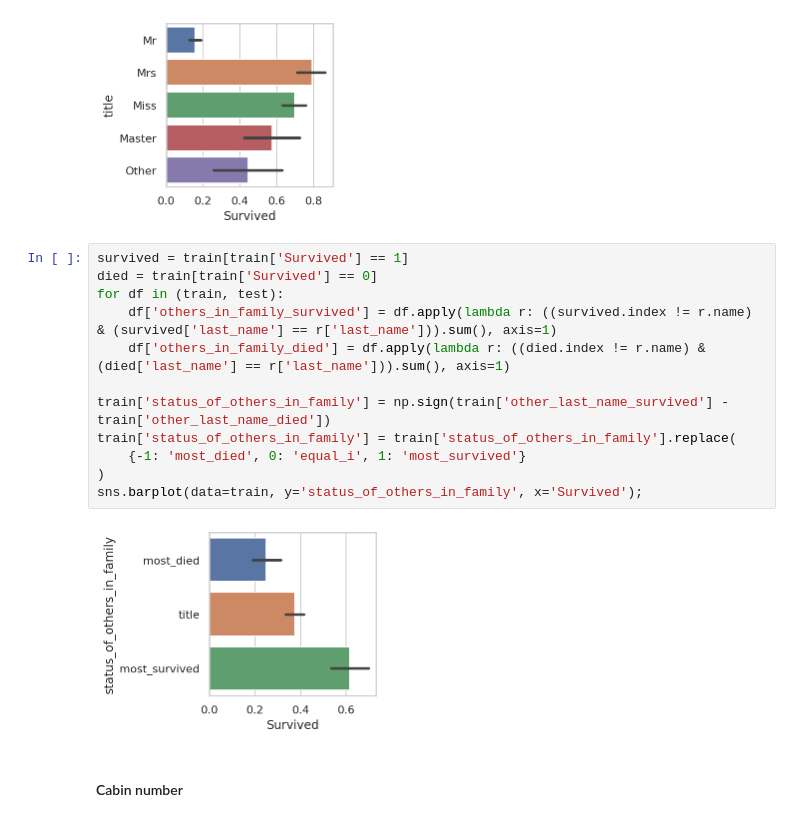
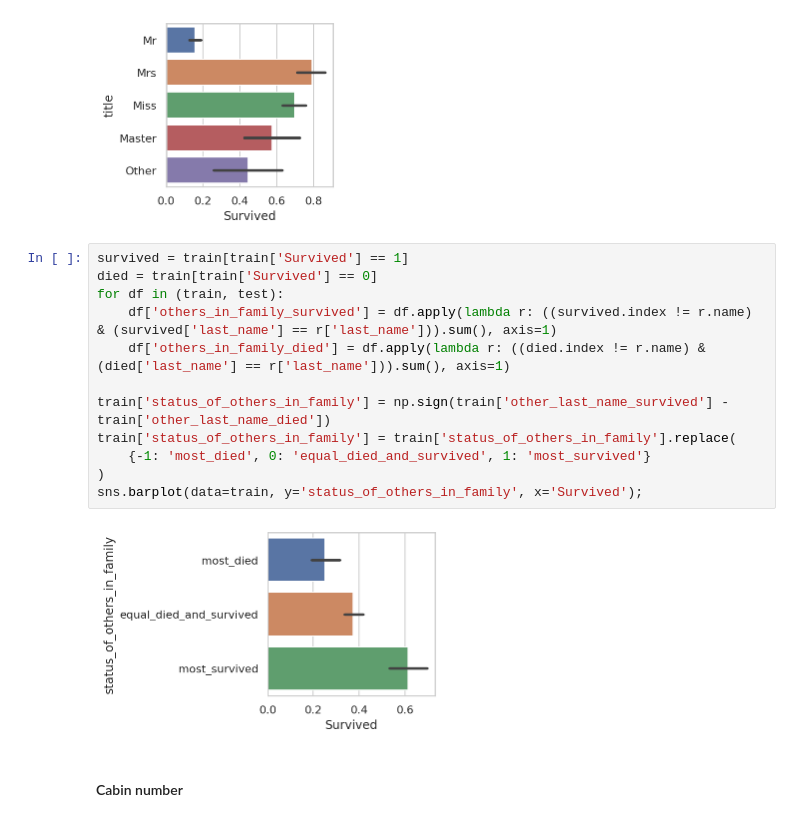
Before and after one commit to dwitvliet/kaggle-titanic, a Jupyter notebook: kaggle-titanic.ipynb, the cells around one changed output. Saved outputs shown, nothing was run; the diff lists cells and outputs as text.

```diff
--- a/kaggle-titanic.ipynb
+++ b/kaggle-titanic.ipynb
@@ -195,17 +195,17 @@ sns.barplot(data=train, y='title', x='Survived');
 # %%
 survived = train[train['Survived'] == 1]
 died = train[train['Survived'] == 0]
 for df in (train, test):
     df['others_in_family_survived'] = df.apply(lambda r: ((survived.index != r.name) & (survived['last_name'] == r['last_name'])).sum(), axis=1)
     df['others_in_family_died'] = df.apply(lambda r: ((died.index != r.name) & (died['last_name'] == r['last_name'])).sum(), axis=1)
 
 train['status_of_others_in_family'] = np.sign(train['other_last_name_survived'] - train['other_last_name_died'])
 train['status_of_others_in_family'] = train['status_of_others_in_family'].replace(
-    {-1: 'most_died', 0: 'equal_i', 1: 'most_survived'}
+    {-1: 'most_died', 0: 'equal_died_and_survived', 1: 'most_survived'}
 )
 sns.barplot(data=train, y='status_of_others_in_family', x='Survived');
 # %% [output]
-[figure, old version]
+[figure, new version]
 # %% [markdown]
 #### Cabin number
 # %%
```
Also changed, not shown: parts of 3 cells of this notebook.
